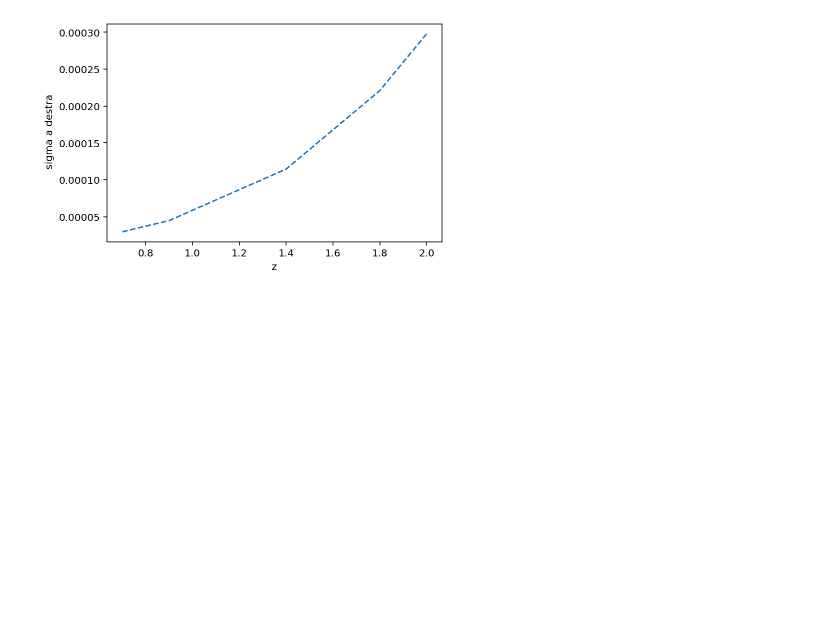
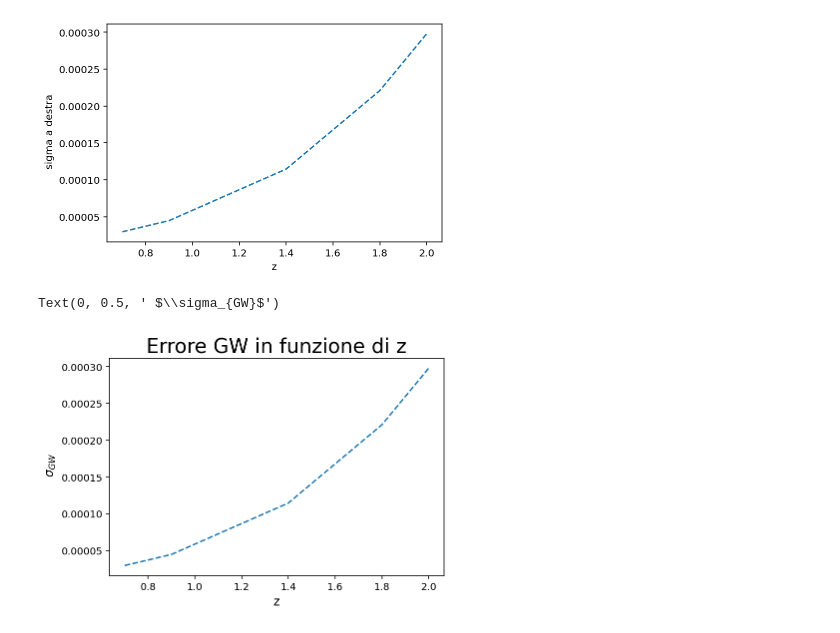
Before and after one commit to Sareva00/Tesi, a Jupyter notebook: ErroreGW.ipynb, the cells around one changed output. Drawn from its saved outputs; the diff is of its cells as text; code cells hidden in the pictures; blank space fills up the shorter version.

```diff
--- a/ErroreGW.ipynb
+++ b/ErroreGW.ipynb
@@ -236,3 +236,11 @@ plt.ylabel(' sigma a destra')
 # %% [output]
 Text(0, 0.5, ' sigma a destra')
 [figure]
+# %%
+plt.plot(zetas, (sigmad+sigmas)/2, '--')
+plt.title(' Errore GW in funzione di z ',  size= 20)
+plt.xlabel(' z ', size = 12)
+plt.ylabel(' $\sigma_{GW}$', size= 12)
+# %% [output]
+Text(0, 0.5, ' $\\sigma_{GW}$')
+[figure, added]
```
Also changed, not shown: 6 other files.
